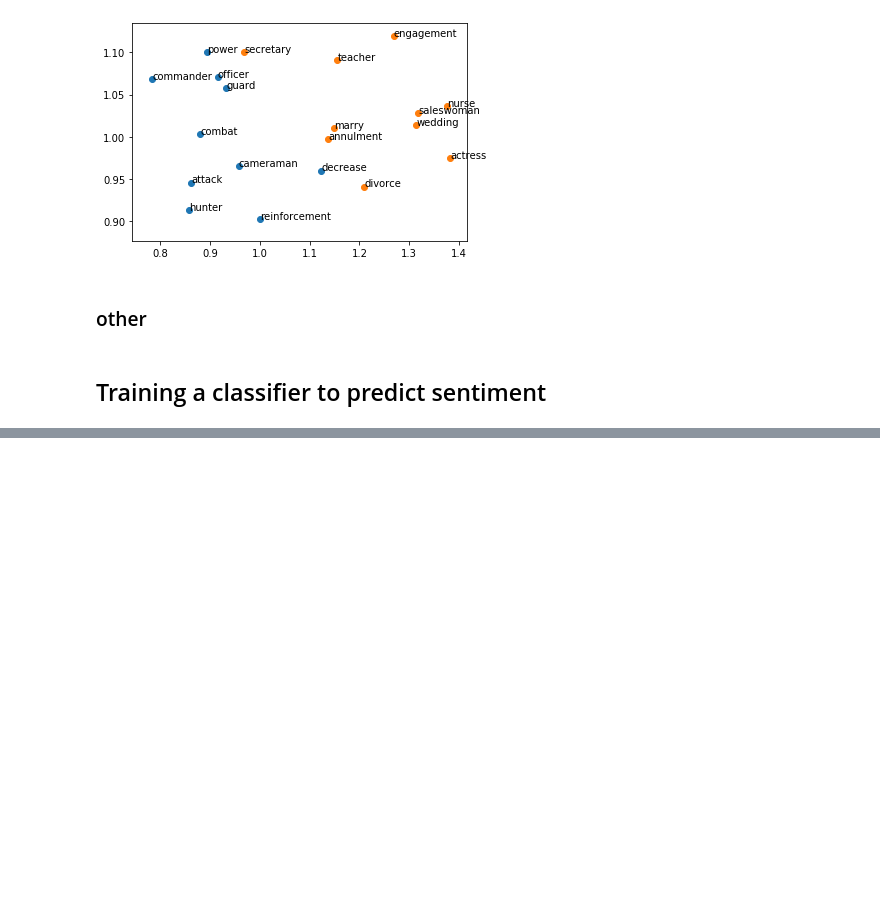
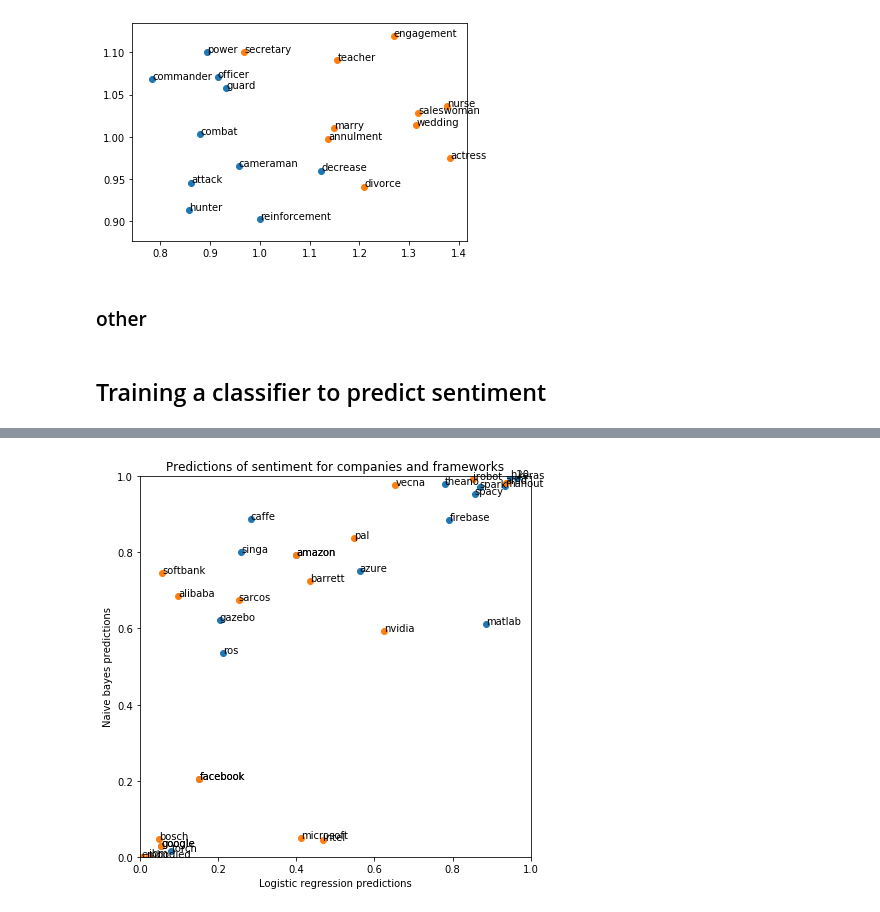
Before and after one commit to flono/BiasInWordEmbeddings, a Jupyter notebook: WordEmbeddings.ipynb, the cells around one changed output, grey strips where cells are left out. Drawn from its saved outputs; the diff is of its cells as text; code cells hidden in the pictures; blank space fills up the shorter version.

```diff
--- a/WordEmbeddings.ipynb
+++ b/WordEmbeddings.ipynb
@@ -723,0 +770,23 @@ for i, name in enumerate(frm_names):
+# %%
+fig = plt.scatter(frm_logistic, frm_bayes)
+plt.title("Predictions of sentiment for frameworks")
+plt.rcParams["figure.figsize"] = (7,7)
+plt.xlabel("Logistic regression predictions")
+plt.ylabel("Naive bayes predictions")
+plt.xlim((0,1))
+plt.ylim((0,1))
+for i, name in enumerate(frm_names):
+    plt.annotate(name, (frm_logistic[i], frm_bayes[i]))
+
+fig = plt.scatter(comp_logistic, comp_bayes)
+plt.title("Predictions of sentiment for companies and frameworks")
+plt.rcParams["figure.figsize"] = (7,7)
+plt.xlabel("Logistic regression predictions")
+plt.ylabel("Naive bayes predictions")
+plt.xlim((0,1))
+plt.ylim((0,1))
+for i, name in enumerate(comp_names):
+    plt.annotate(name, (comp_logistic[i], comp_bayes[i]))
+plt.savefig("prediction of sentiment")
+# %% [output]
+[figure, added]
```
Also changed, not shown: parts of 11 cells of this notebook, 2 other files.
